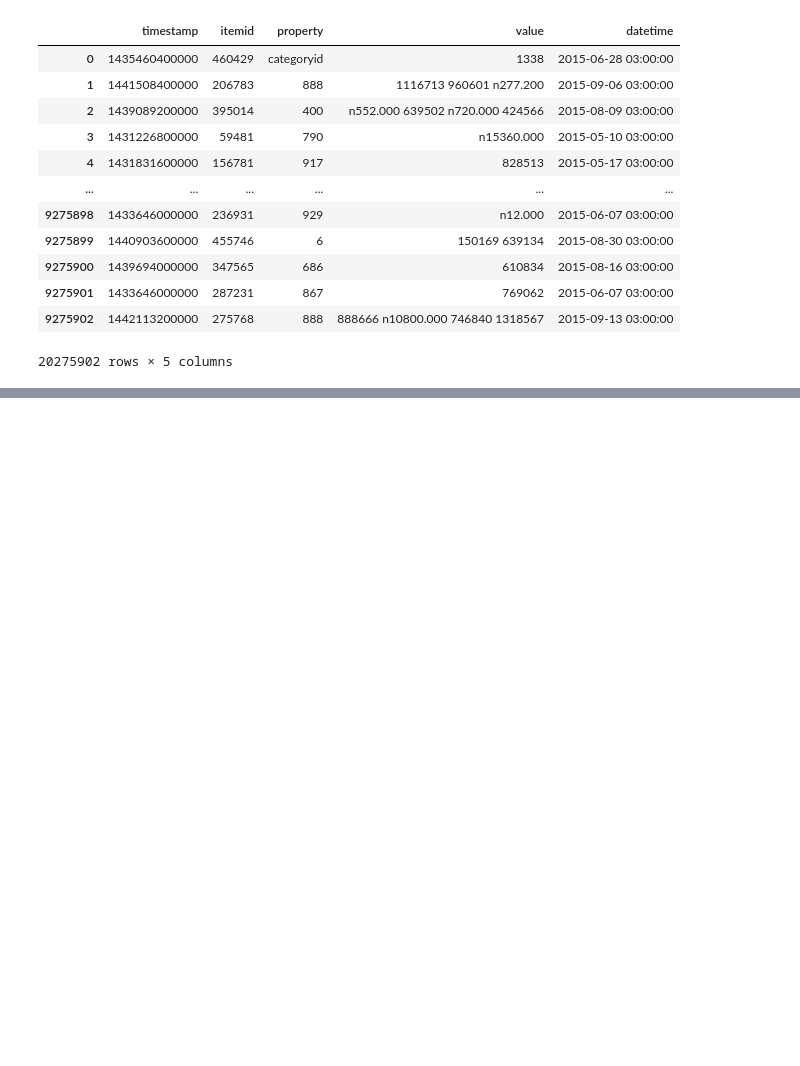
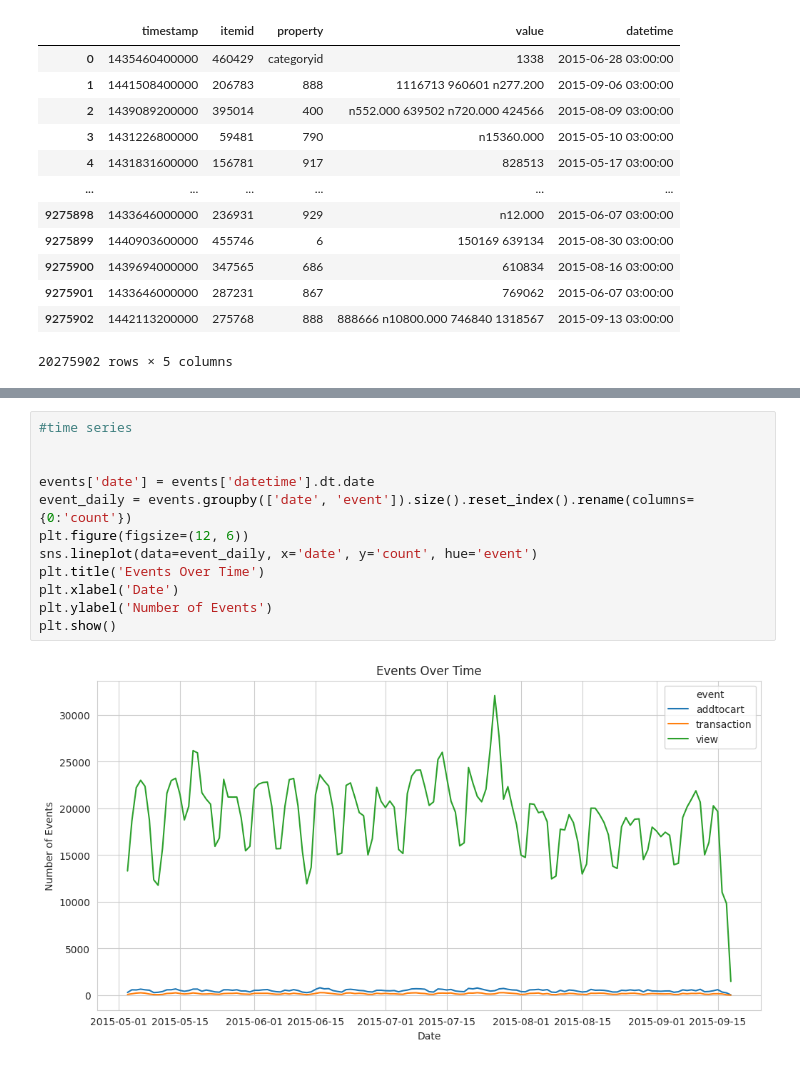
Before and after one commit to ShawnLiu119/Recommendation_ML_CB-CF-Hyb, a Jupyter notebook: Recommendation_CB_CF_Hyb.ipynb, the cells around one changed output, grey strips where cells are left out. Saved outputs shown, nothing was run; the diff lists cells and outputs as text; blank space fills up the shorter version.

```diff
--- a/Recommendation_CB_CF_Hyb.ipynb
+++ b/Recommendation_CB_CF_Hyb.ipynb
@@ -138,0 +184,14 @@ convert_timestamp(item, 'timestamp')
+# %%
+#time series
+
+
+events['date'] = events['datetime'].dt.date
+event_daily = events.groupby(['date', 'event']).size().reset_index().rename(columns={0:'count'})
+plt.figure(figsize=(12, 6))
+sns.lineplot(data=event_daily, x='date', y='count', hue='event')
+plt.title('Events Over Time')
+plt.xlabel('Date')
+plt.ylabel('Number of Events')
+plt.show()
+# %% [output]
+[figure, added]
```
Also changed, not shown: parts of 2 cells of this notebook.
